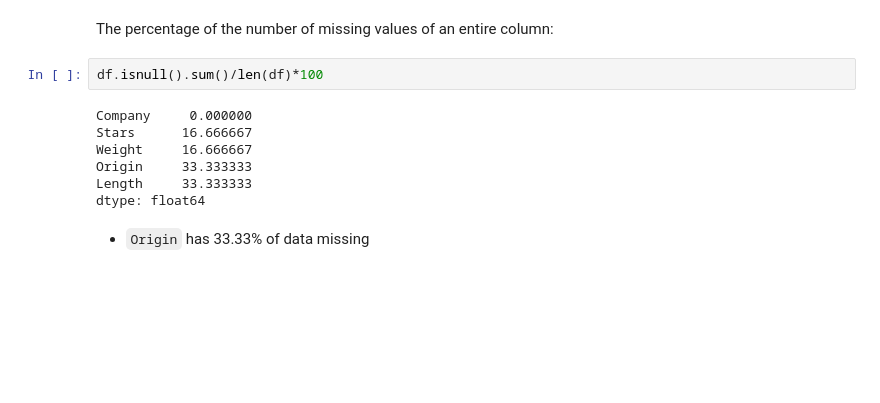
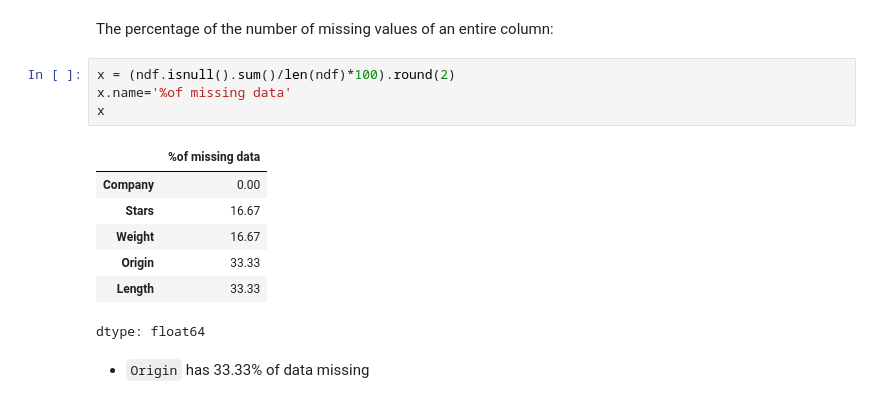
Before and after one commit to tdm09/Apuntes2039, a Jupyter notebook: 030_limpieza.ipynb, the cells around one changed output. Cells and saved outputs as stored; diff of their text form; blank space fills up the shorter version.

```diff
--- a/030_limpieza.ipynb
+++ b/030_limpieza.ipynb
@@ -84,14 +139,17 @@ df.isnull().sum().sum()
 6
 # %% [markdown]
 The percentage of the number of missing values of an entire column:
-# %%
-df.isnull().sum()/len(df)*100
-# %% [output]
-Company     0.000000
-Stars      16.666667
-Weight     16.666667
-Origin     33.333333
-Length     33.333333
-dtype: float64
+# %%
+x = (ndf.isnull().sum()/len(ndf)*100).round(2)
+x.name='%of missing data'
+x
+# %% [output]
+|  | %of missing data |
+| Company | 0.00 |
+| Stars | 16.67 |
+| Weight | 16.67 |
+| Origin | 33.33 |
+| Length | 33.33 |
+dtype: float64
 # %% [markdown]
 - `Origin` has 33.33% of data missing
```
Also changed, not shown: parts of 42 cells of this notebook.
